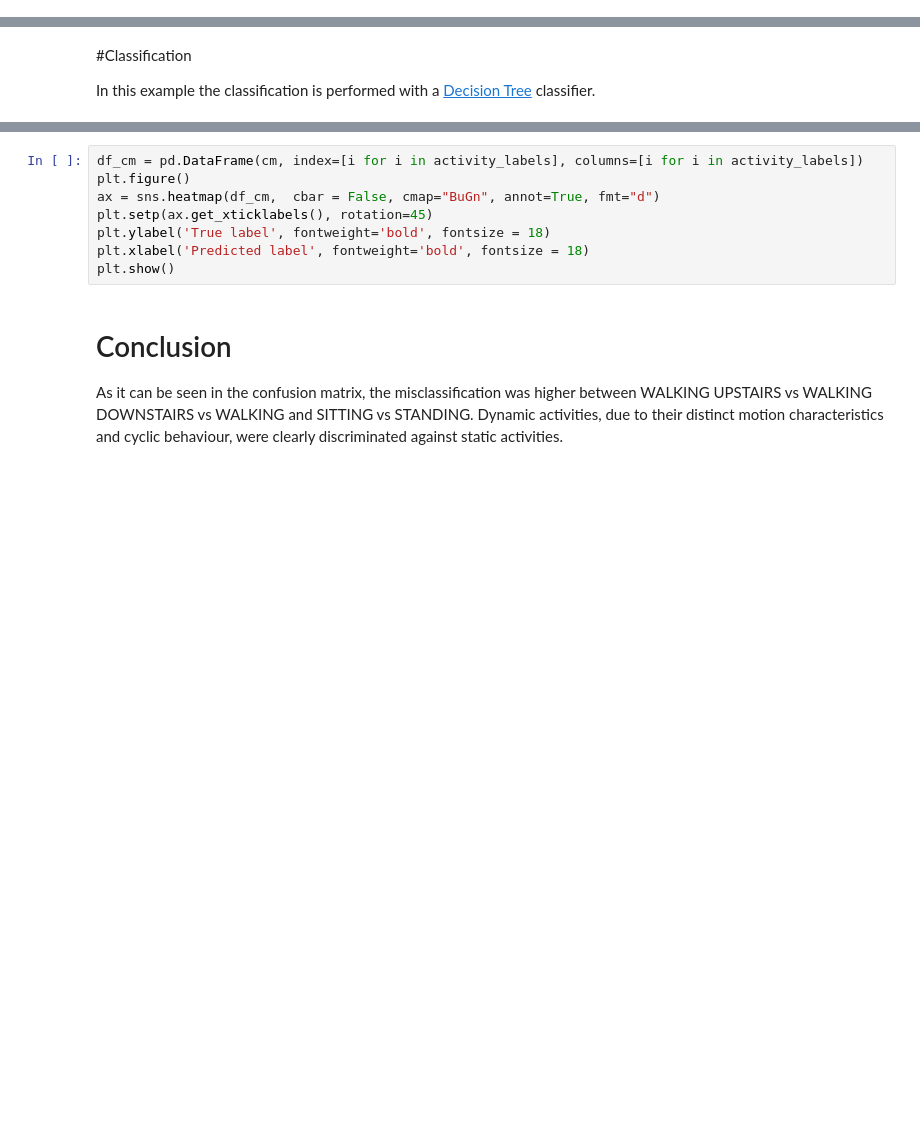
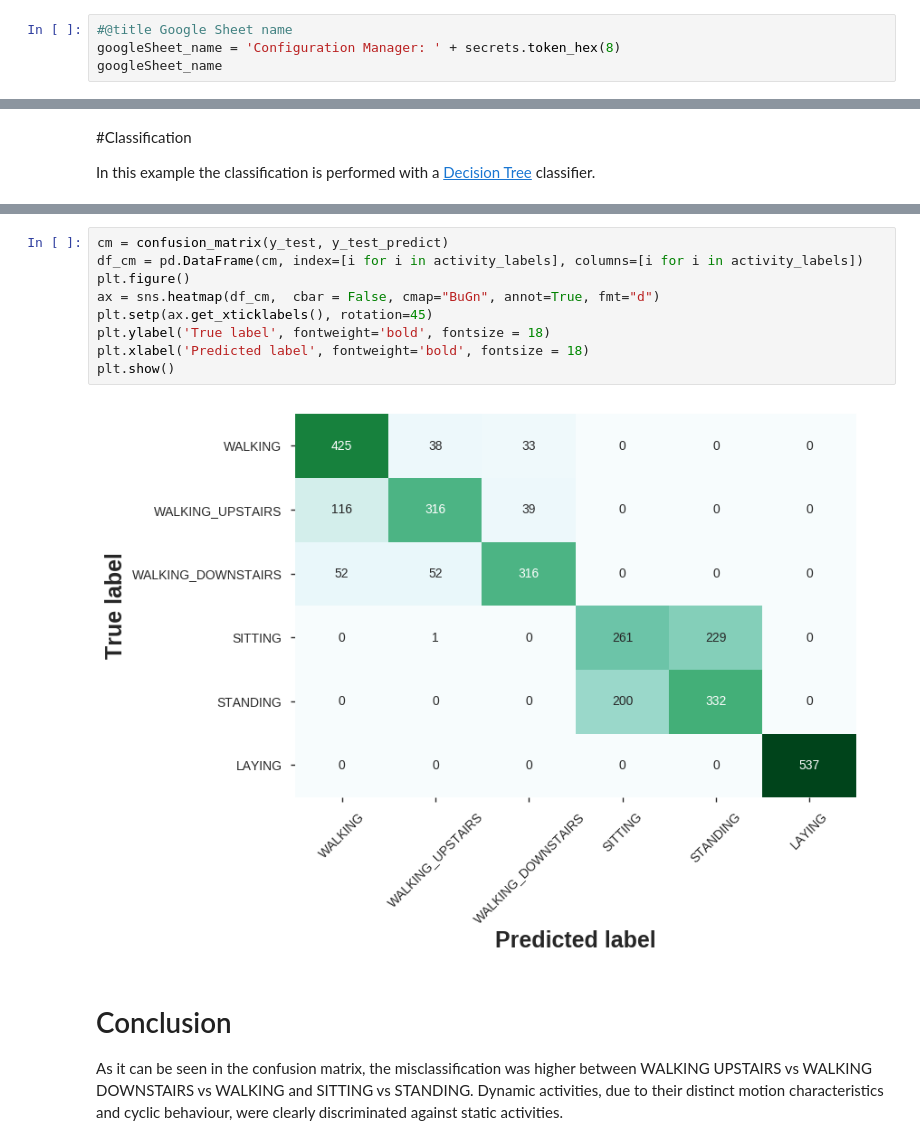
Before and after one commit to TSFDlib/TSFEL, a Jupyter notebook: HAR_solution.ipynb, the cells around one changed output, grey strips where cells are left out. Saved outputs shown, nothing was run; the diff lists cells and outputs as text; blank space fills up the shorter version.

```diff
--- a/HAR_solution.ipynb
+++ b/HAR_solution.ipynb
@@ -76,0 +85,4 @@ plt.show()
+# %%
+#@title Google Sheet name
+googleSheet_name = 'Configuration Manager: ' + secrets.token_hex(8)
+googleSheet_name
@@ -184,11 +197,14 @@ Accuracy: 0.7556837461825585%
 # %%
+cm = confusion_matrix(y_test, y_test_predict)
 df_cm = pd.DataFrame(cm, index=[i for i in activity_labels], columns=[i for i in activity_labels])
 plt.figure()
 ax = sns.heatmap(df_cm,  cbar = False, cmap="BuGn", annot=True, fmt="d")
 plt.setp(ax.get_xticklabels(), rotation=45)
 plt.ylabel('True label', fontweight='bold', fontsize = 18)
 plt.xlabel('Predicted label', fontweight='bold', fontsize = 18)
 plt.show()
+# %% [output]
+[figure, added]
 # %% [markdown]
 # Conclusion
 
```
Also changed, not shown: parts of 16 cells of this notebook.
